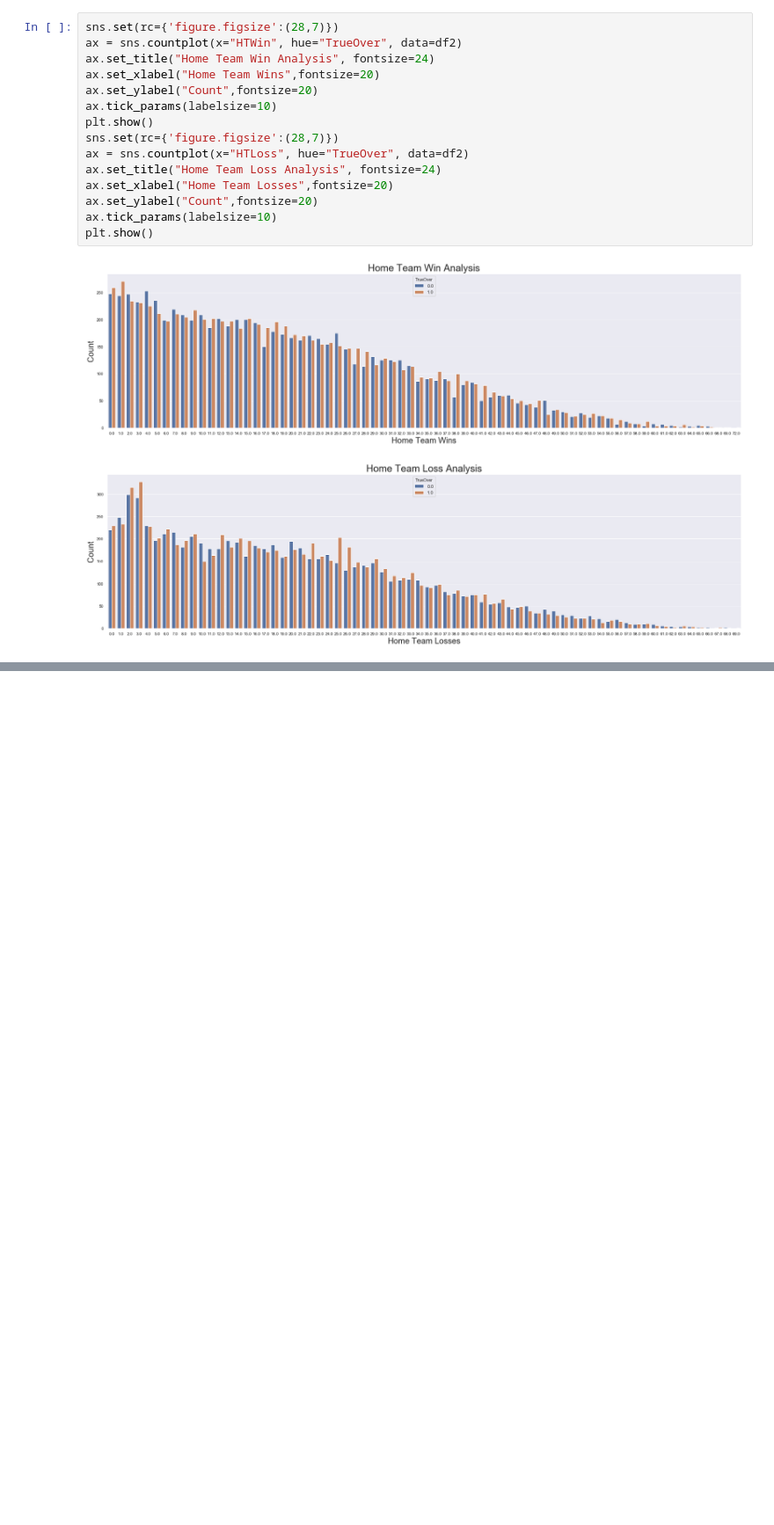
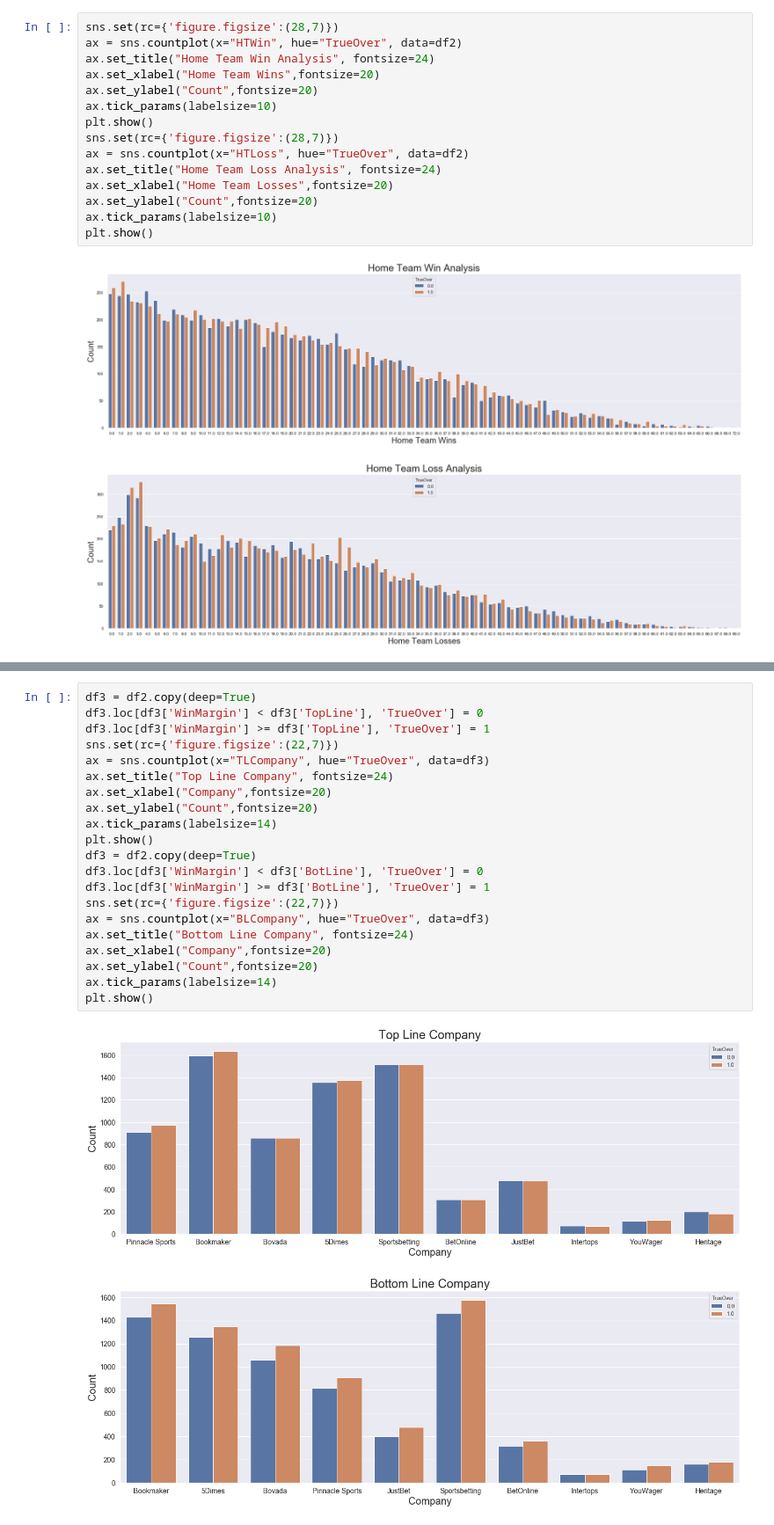
Before and after one commit to SidTheKid007/NBA-Gambling, a Jupyter notebook: Betting Visual Analysis.ipynb, the cells around one changed output, grey strips where cells are left out. Shown at 88% size. Cells and saved outputs as stored; diff of their text form; blank space fills up the shorter version.

```diff
--- a/Betting Visual Analysis.ipynb
+++ b/Betting Visual Analysis.ipynb
@@ -240,0 +261,24 @@ plt.show()
+# %%
+df3 = df2.copy(deep=True)
+df3.loc[df3['WinMargin'] < df3['TopLine'], 'TrueOver'] = 0
+df3.loc[df3['WinMargin'] >= df3['TopLine'], 'TrueOver'] = 1
+sns.set(rc={'figure.figsize':(22,7)})
+ax = sns.countplot(x="TLCompany", hue="TrueOver", data=df3)
+ax.set_title("Top Line Company", fontsize=24)
+ax.set_xlabel("Company",fontsize=20)
+ax.set_ylabel("Count",fontsize=20)
+ax.tick_params(labelsize=14)
+plt.show()
+df3 = df2.copy(deep=True)
+df3.loc[df3['WinMargin'] < df3['BotLine'], 'TrueOver'] = 0
+df3.loc[df3['WinMargin'] >= df3['BotLine'], 'TrueOver'] = 1
+sns.set(rc={'figure.figsize':(22,7)})
+ax = sns.countplot(x="BLCompany", hue="TrueOver", data=df3)
+ax.set_title("Bottom Line Company", fontsize=24)
+ax.set_xlabel("Company",fontsize=20)
+ax.set_ylabel("Count",fontsize=20)
+ax.tick_params(labelsize=14)
+plt.show()
+# %% [output]
+[figure, added]
+[figure, added]
```
Also changed, not shown: parts of 7 cells of this notebook.
